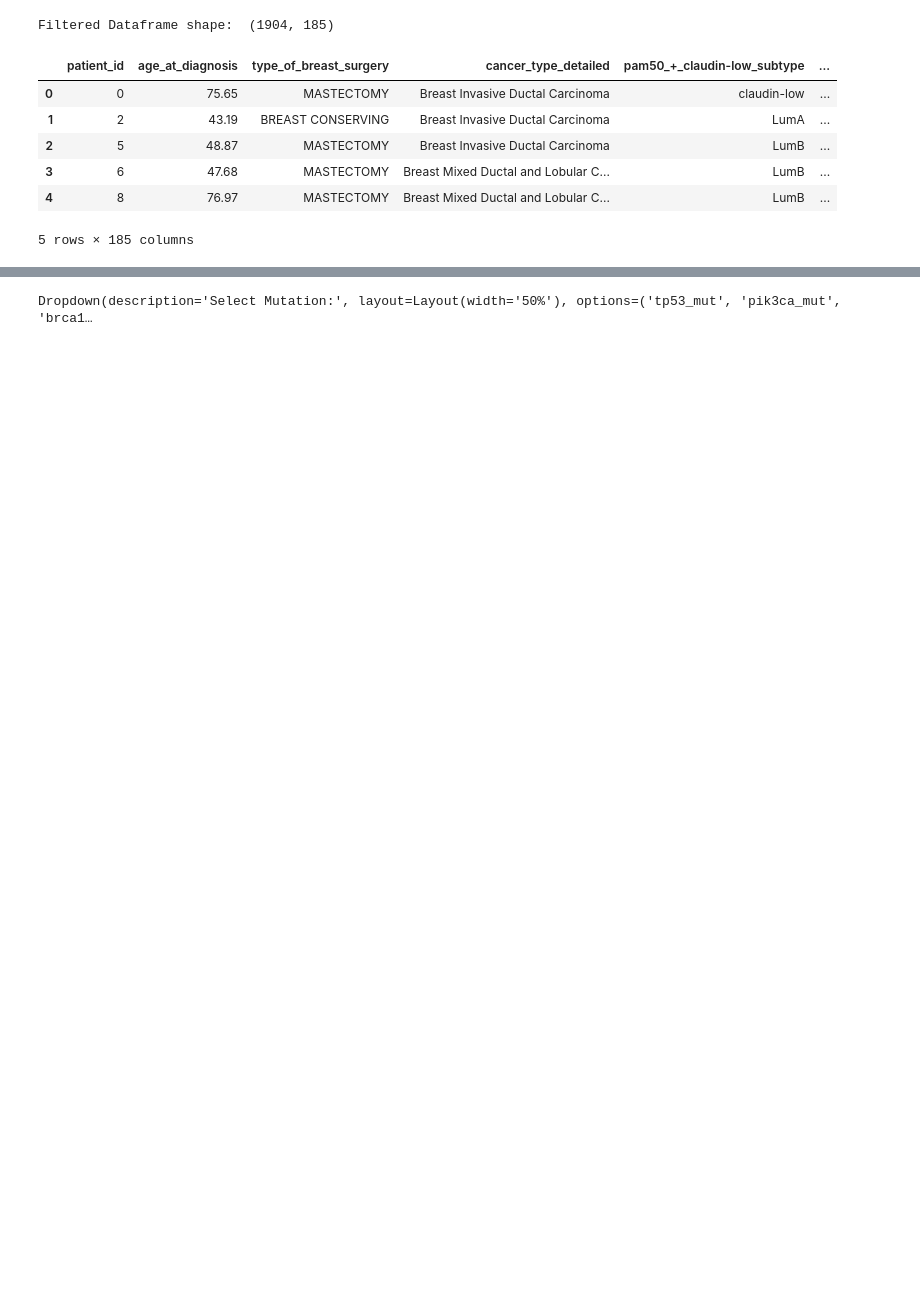
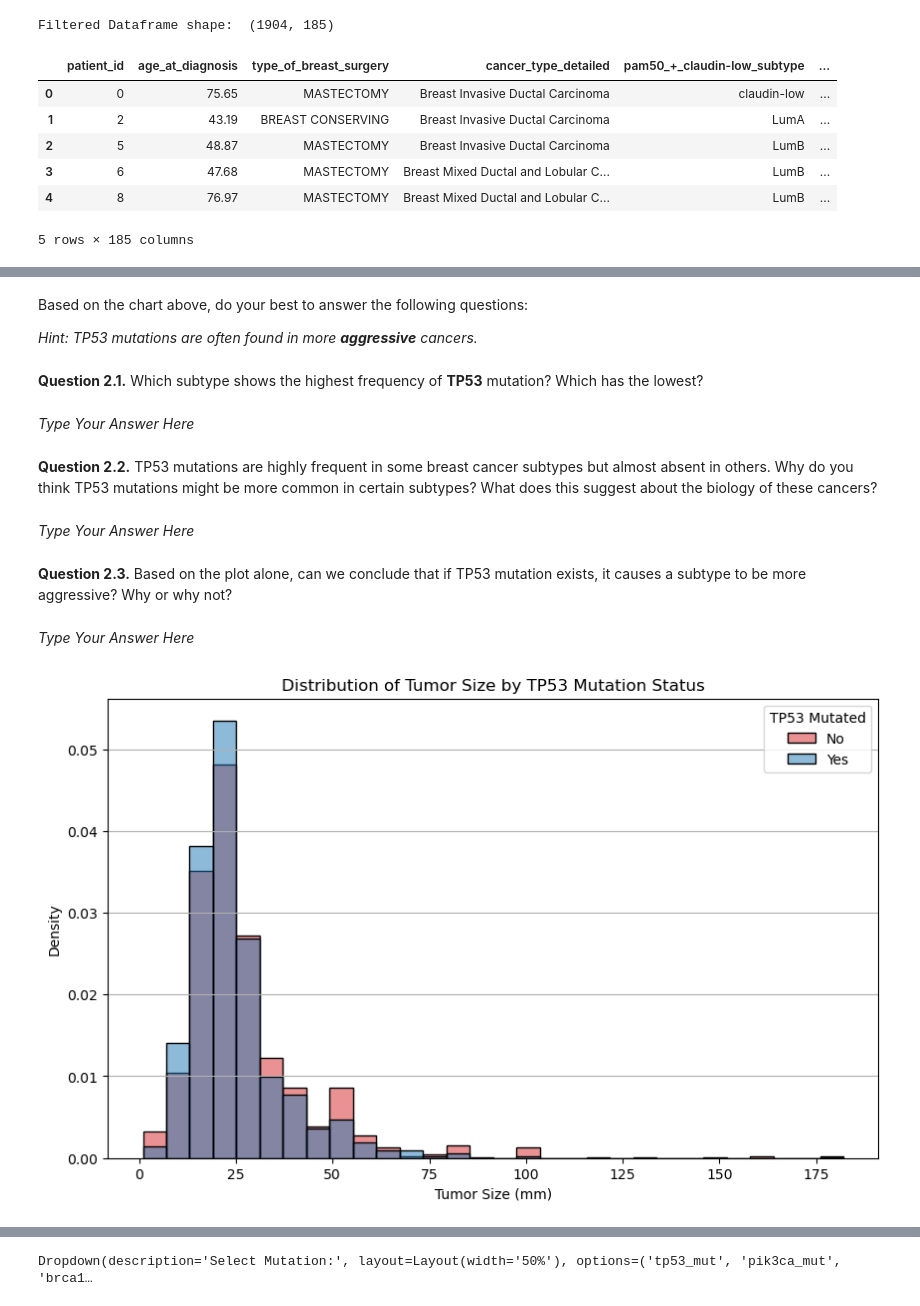
Before and after one commit to ds-modules/ecc-biology, a Jupyter notebook: cancer_mutations/notebook.ipynb, the cells around one changed output, grey strips where cells are left out. Saved outputs shown, nothing was run; the diff lists cells and outputs as text; code cells hidden in the pictures; blank space fills up the shorter version.

```diff
--- a/cancer_mutations/notebook.ipynb
+++ b/cancer_mutations/notebook.ipynb
@@ -185,0 +188,27 @@ We are grouping patients by cancer subtype, and then calculating:
+# %% [markdown]
+Based on the chart above, do your best to answer the following questions:
+
+*Hint: TP53 mutations are often found in more **aggressive** cancers.*
+# %% [markdown]
+**Question 2.1.** Which subtype shows the highest frequency of **TP53** mutation? Which has the lowest?
+# %% [markdown]
+*Type Your Answer Here*
+# %% [markdown]
+**Question 2.2.** TP53 mutations are highly frequent in some breast cancer subtypes but almost absent in others. Why do you think TP53 mutations might be more common in certain subtypes? What does this suggest about the biology of these cancers?
+# %% [markdown]
+*Type Your Answer Here*
+# %% [markdown]
+**Question 2.3.** Based on the plot alone, can we conclude that if TP53 mutation exists, it causes a subtype to be more aggressive? Why or why not?
+# %% [markdown]
+*Type Your Answer Here*
+# %%
+plt.figure(figsize=(10,6))
+sns.histplot(data=eda_df, x='tumor_size', hue='tp53_mut', bins=30, palette=['#1f77b4', '#d62728'], stat='density', common_norm=False)
+plt.title('Distribution of Tumor Size by TP53 Mutation Status')
+plt.xlabel('Tumor Size (mm)')
+plt.ylabel('Density')
+plt.legend(title='TP53 Mutated', labels=['No', 'Yes'])
+plt.grid(axis='y')
+plt.show()
+# %% [output]
+[figure, added]
```
Also changed, not shown: parts of 53 cells of this notebook, 1 other file.
